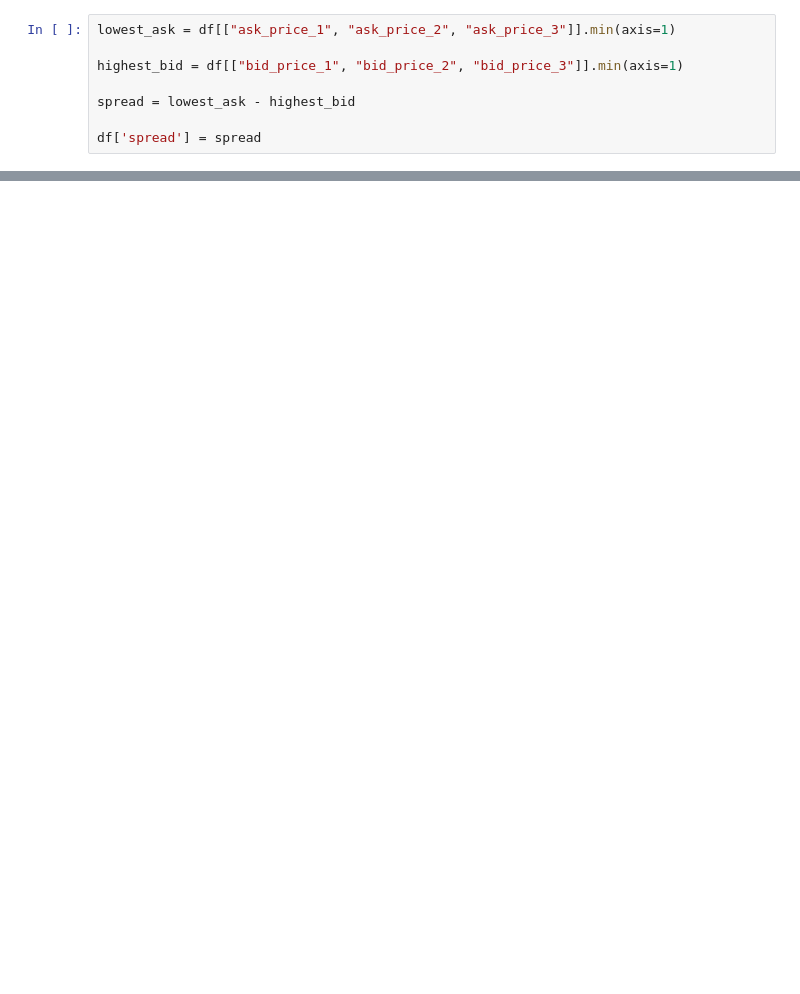
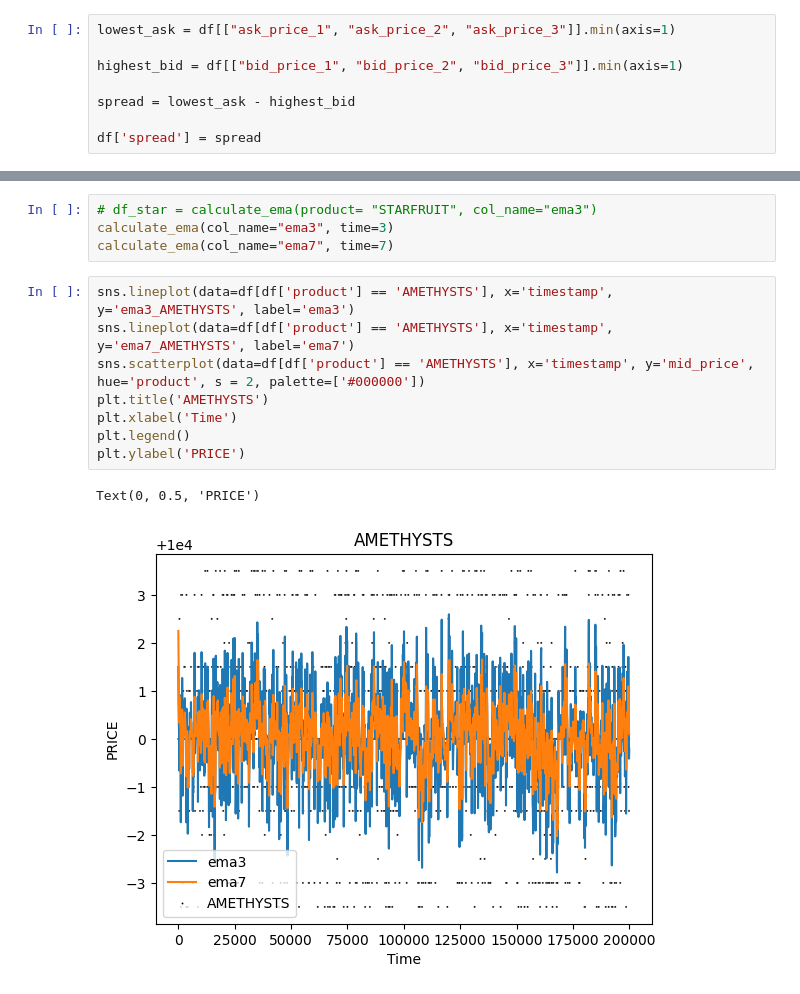
Before and after one commit to VincentG03/IMC-Poverty, a Jupyter notebook: Ziheng/output.ipynb, the cells around one changed output, grey strips where cells are left out. Saved outputs shown, nothing was run; the diff lists cells and outputs as text; blank space fills up the shorter version.

Commit message:
ema plots

```diff
--- a/Ziheng/output.ipynb
+++ b/Ziheng/output.ipynb
@@ -143,0 +120,15 @@ plt.ylabel('Price')
+# %%
+# df_star = calculate_ema(product= "STARFRUIT", col_name="ema3")
+calculate_ema(col_name="ema3", time=3)
+calculate_ema(col_name="ema7", time=7)
+# %%
+sns.lineplot(data=df[df['product'] == 'AMETHYSTS'], x='timestamp', y='ema3_AMETHYSTS', label='ema3')
+sns.lineplot(data=df[df['product'] == 'AMETHYSTS'], x='timestamp', y='ema7_AMETHYSTS', label='ema7')
+sns.scatterplot(data=df[df['product'] == 'AMETHYSTS'], x='timestamp', y='mid_price', hue='product', s = 2, palette=['#000000'])
+plt.title('AMETHYSTS')
+plt.xlabel('Time')
+plt.legend()
+plt.ylabel('PRICE')
+# %% [output]
+Text(0, 0.5, 'PRICE')
+[figure, added]
```
Also changed, not shown: parts of 8 cells of this notebook, 1 other file.
